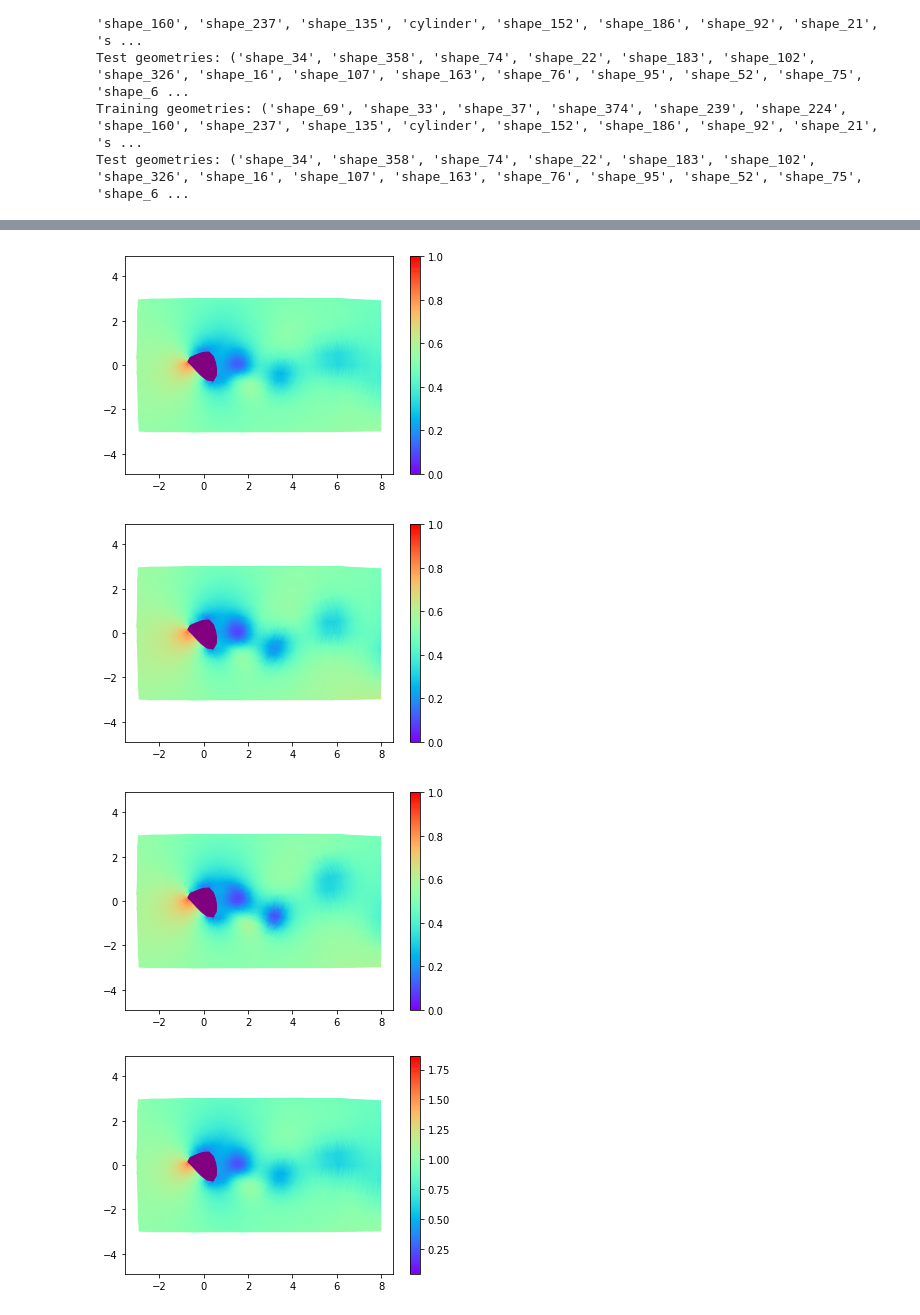
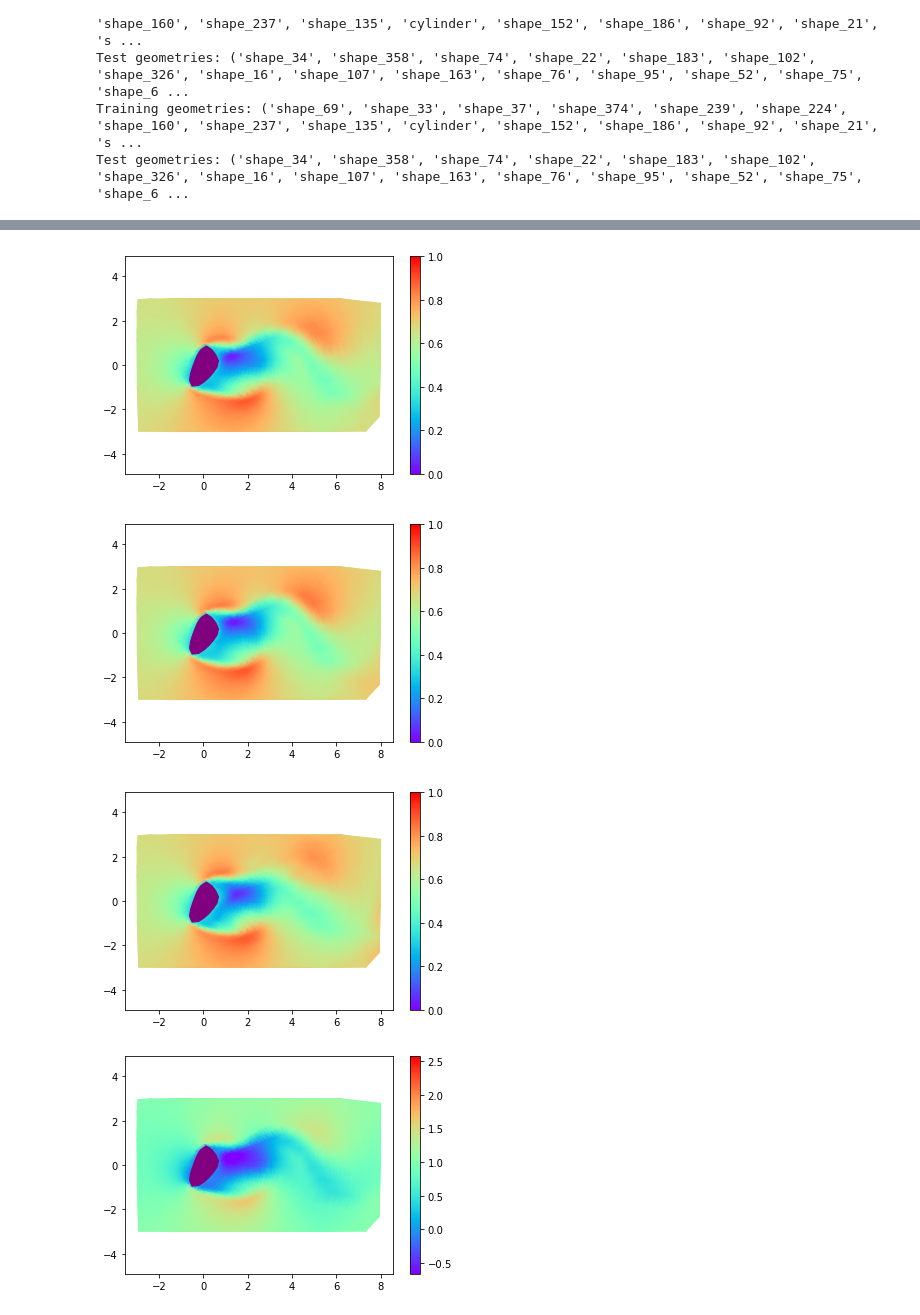
Before and after one commit to aligirayhanozbay/fr3D, a Jupyter notebook: qcriterion.ipynb, the cells around one changed output, grey strips where cells are left out. Drawn from its saved outputs; the diff is of its cells as text; code cells hidden in the pictures.

```diff
--- a/qcriterion.ipynb
+++ b/qcriterion.ipynb
@@ -56,11 +56,11 @@ def export_vtk(path, c, **fields):
 Re = 500
 expt_variables = ['Pressure', 'U', 'V', 'W']
 
-dataset_path = f'/fr3D/postprocessed/annulus_64.h5'
+dataset_path = f'/fr3D/postprocessed/annulus_64_plane.h5'
 
 #ConvAutoencoderC
-experiment_configs = {expt_variable:f'/fr3D/configs/training/ConvAutoencoderC_{expt_variable}.json' for expt_variable in expt_variables}
-weights_paths = {expt_variable:f'/storage/weights{Re}/ConvAutoencoderC_{expt_variable}_Annulus64/ConvAutoencoderC_{expt_variable}_Annulus64.h5' for expt_variable in expt_variables}
+experiment_configs = {expt_variable:f'/fr3D/configs/training_piv/ConvAutoencoderC_{expt_variable}.json' for expt_variable in expt_variables}
+weights_paths = {expt_variable:f'/storage/weights{Re}piv/ConvAutoencoderC_{expt_variable}_Annulus64/ConvAutoencoderC_{expt_variable}_Annulus64.h5' for expt_variable in expt_variables}
 
 
 
@@ -151,11 +163,11 @@ export_vtk(f"/storage/qcrit_{case_name_str}", coords, **ntargets, **nae_preds, *
 # %%
 idx=13
-zsl=48
+zsl=32
 
 vmax = 1.0
 vmin = 0.0
 
-v = 'Pressure'
+v = 'U'
 
 stdf = 5.0
 meann = tf.reduce_mean(ntargets['gt'+v][:,:,zsl])
@@ -226,34 +238,34 @@ plt.close()
 plt.figure()
 plt.tripcolor(x,y,apn, shading='gouraud', cmap='rainbow', vmax = vmaxn, vmin = vminn)
 plt.fill(polygon_vertices[...,0], polygon_vertices[...,1], color='purple')
 plt.colorbar()
 plt.axis('equal')
 plt.show()
 plt.close()
 
 plt.figure()
 plt.tripcolor(x,y,tn, shading='gouraud', cmap='rainbow', vmax = vmaxn, vmin = vminn)
 plt.fill(polygon_vertices[...,0], polygon_vertices[...,1], color='purple')
 plt.colorbar()
 plt.axis('equal')
 plt.show()
 plt.close()
 
 print(f'{case_name_str} {v} stats:')
 print("==Slice % err==")
 print(mape_with_threshold(p,t,pcterror_threshold=200))
 print(mape_with_threshold(ap,t,pcterror_threshold=200))
 print("==Whole snapshot % err==")
 print(mape_with_threshold(preds['pred'+v][idx],targets['gt'+v][idx],pcterror_threshold=200))
 print(mape_with_threshold(ae_preds['aepred'+v][idx],targets['gt'+v][idx],pcterror_threshold=200))
 print("==Slice % err unnormalized==")
 print(mape_with_threshold(pn,tn,pcterror_threshold=200))
 print(mape_with_threshold(apn,tn,pcterror_threshold=200))
 print("==Whole snapshot % err unnormalized==")
 print(mape_with_threshold(npreds['pred'+v][idx],ntargets['gt'+v][idx],pcterror_threshold=200))
 print(mape_with_threshold(nae_preds['aepred'+v][idx],ntargets['gt'+v][idx],pcterror_threshold=200))
 # %% [output]
-[figure, old version]
+[figure, new version]
-[figure, old version]
+[figure, new version]
-[figure, old version]
+[figure, new version]
-[figure, old version]
+[figure, new version]
```
Also changed, not shown: parts of 3 cells of this notebook, 5 other files.
